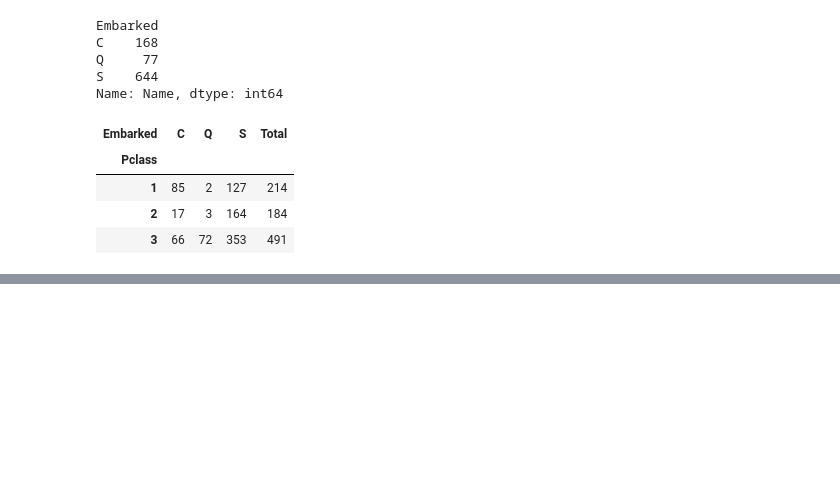
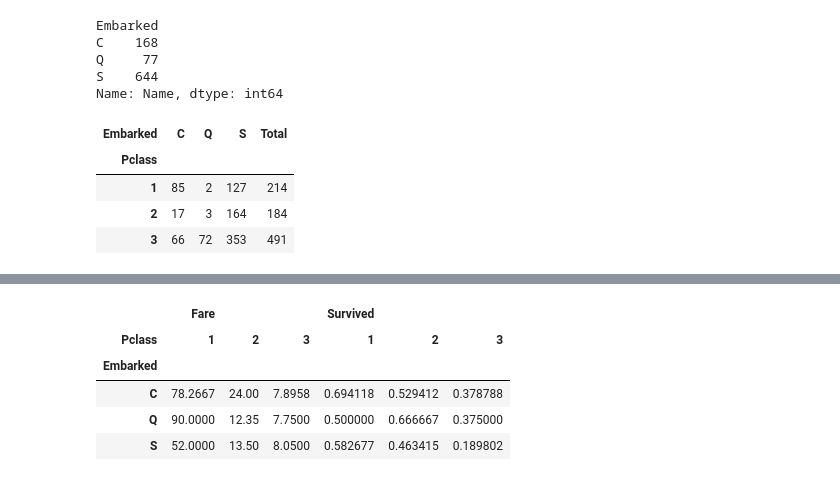
Before and after one commit to faizantoheed456/Pandas, a Jupyter notebook: Day 4/Day_4_Topic_7_8.ipynb, the cells around one changed output, grey strips where cells are left out. Cells and saved outputs as stored; diff of their text form; code cells hidden in the pictures; blank space fills up the shorter version.

```diff
--- a/Day 4/Day_4_Topic_7_8.ipynb
+++ b/Day 4/Day_4_Topic_7_8.ipynb
@@ -162,0 +247,17 @@ contingency_table
+# %%
+#Practice Activity: Pivot Tables
+import pandas as pd
+import numpy as np
+
+df = pd.read_csv('titanic.csv')
+# %%
+"""Task 1: Create a pivot table showing the average Age for each
+combination of Pclass (rows) and Sex (columns). Use pd.pivot_table()."""
+
+pivot = pd.pivot_table(df,
+                       values='Age',
+                       index='Pclass',
+                       columns='Sex',
+                       aggfunc='mean')
+
+pivot
@@ -162,0 +270,18 @@ contingency_table
+# %%
+"""Task 2: Create a pivot table showing the median Fare and mean Survived for each Embarked (rows) and Pclass
+(columns). Use a list for values and a list for aggfunc."""
+
+pivot = pd.pivot_table(df,
+                       values=['Fare', 'Survived'],
+                       index='Embarked',
+                       columns='Pclass',
+                       aggfunc={'Fare': 'median', 'Survived': 'mean'})
+
+pivot
+# %% [output]
+|  | Fare |  |  | Survived |  |  |
+| Pclass | 1 | 2 | 3 | 1 | 2 | 3 |
+| Embarked |  |  |  |  |  |  |
+| C | 78.2667 | 24.00 | 7.8958 | 0.694118 | 0.529412 | 0.378788 |
+| Q | 90.0000 | 12.35 | 7.7500 | 0.500000 | 0.666667 | 0.375000 |
+| S | 52.0000 | 13.50 | 8.0500 | 0.582677 | 0.463415 | 0.189802 |
```
Also changed, not shown: parts of 10 cells of this notebook, 3 other files.
